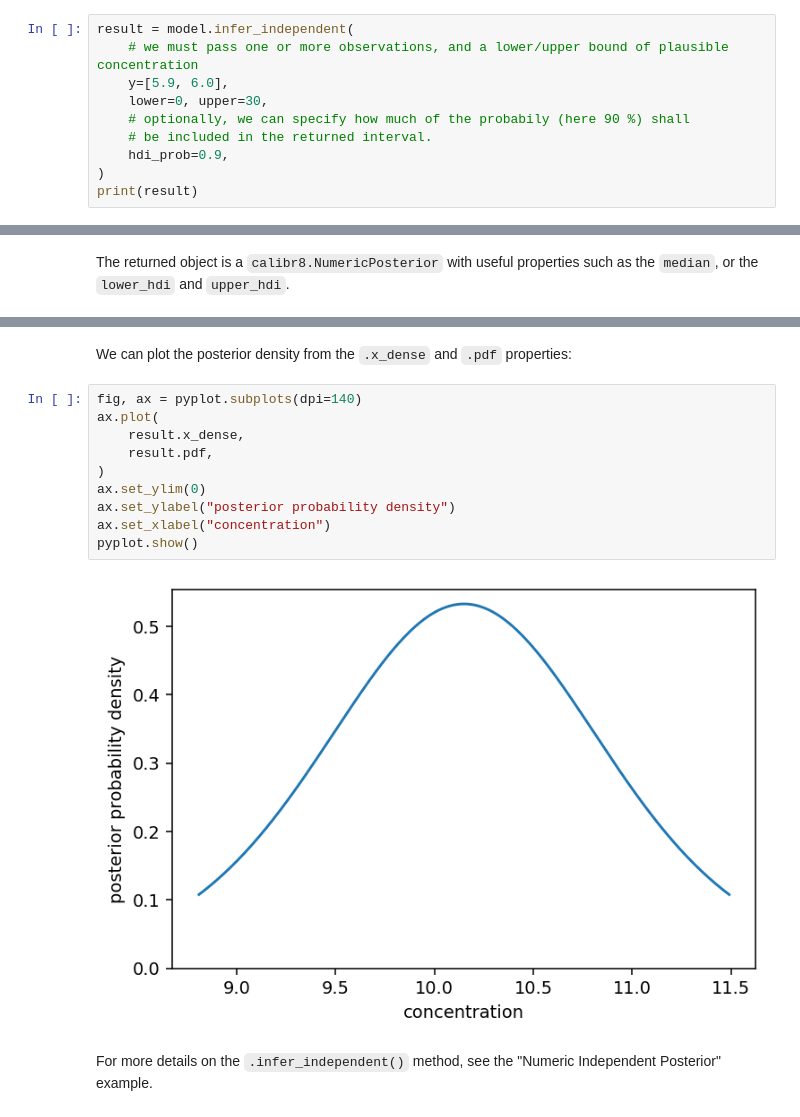
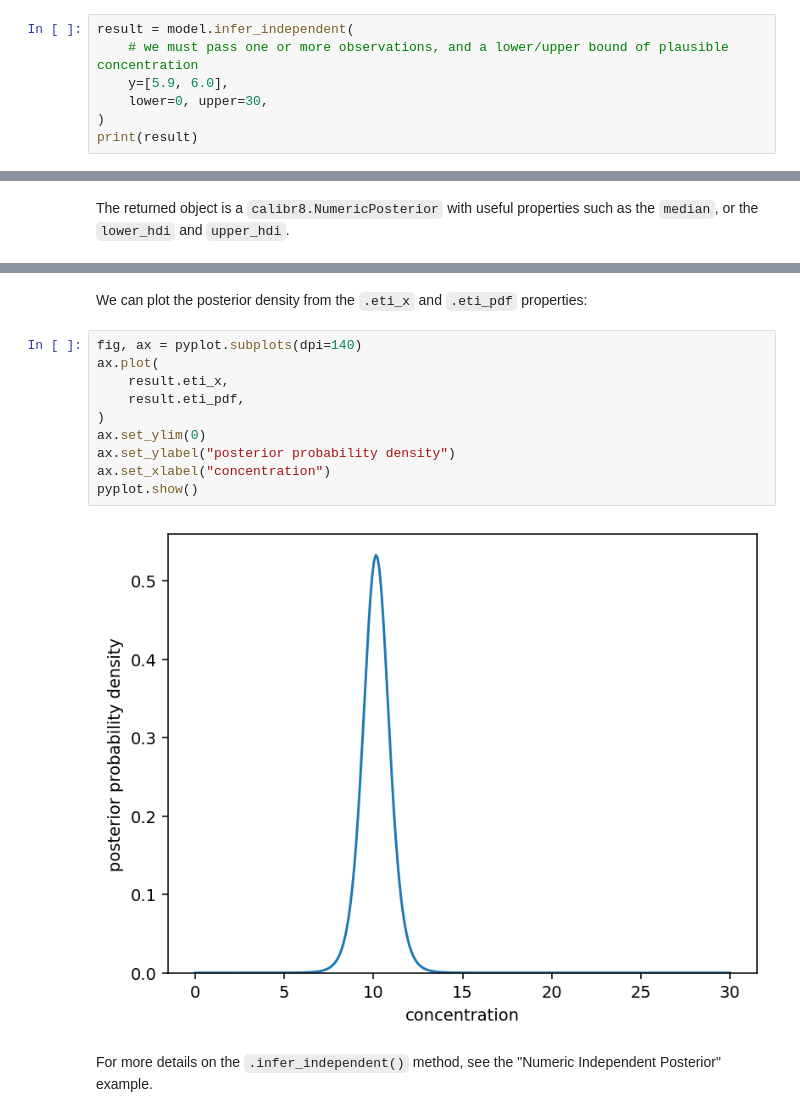
Before and after one commit to JuBiotech/calibr8, a Jupyter notebook: notebooks/Example_Fitting_a_Linear_Model.ipynb, the cells around one changed output, grey strips where cells are left out. Cells and saved outputs as stored; diff of their text form.

```diff
--- a/notebooks/Example_Fitting_a_Linear_Model.ipynb
+++ b/notebooks/Example_Fitting_a_Linear_Model.ipynb
@@ -85,9 +108,6 @@ result = model.infer_independent(
     # we must pass one or more observations, and a lower/upper bound of plausible concentration
     y=[5.9, 6.0],
     lower=0, upper=30,
-    # optionally, we can specify how much of the probabily (here 90 %) shall
-    # be included in the returned interval.
-    hdi_prob=0.9,
 )
 print(result)
 # %% [output]
@@ -112,17 +128,17 @@ With 90 % probabilty, the concentration is between 8.8 and 11.5.
 # %% [markdown]
-We can plot the posterior density from the `.x_dense` and `.pdf` properties:
+We can plot the posterior density from the `.eti_x` and `.eti_pdf` properties:
 # %%
 fig, ax = pyplot.subplots(dpi=140)
 ax.plot(
-    result.x_dense,
-    result.pdf,
+    result.eti_x,
+    result.eti_pdf,
 )
 ax.set_ylim(0)
 ax.set_ylabel("posterior probability density")
 ax.set_xlabel("concentration")
 pyplot.show()
 # %% [output]
-[figure, old version]
+[figure, new version]
 # %% [markdown]
 For more details on the `.infer_independent()` method, see the "Numeric Independent Posterior" example.
 # %%
```
Also changed, not shown: parts of 9 cells of this notebook.
